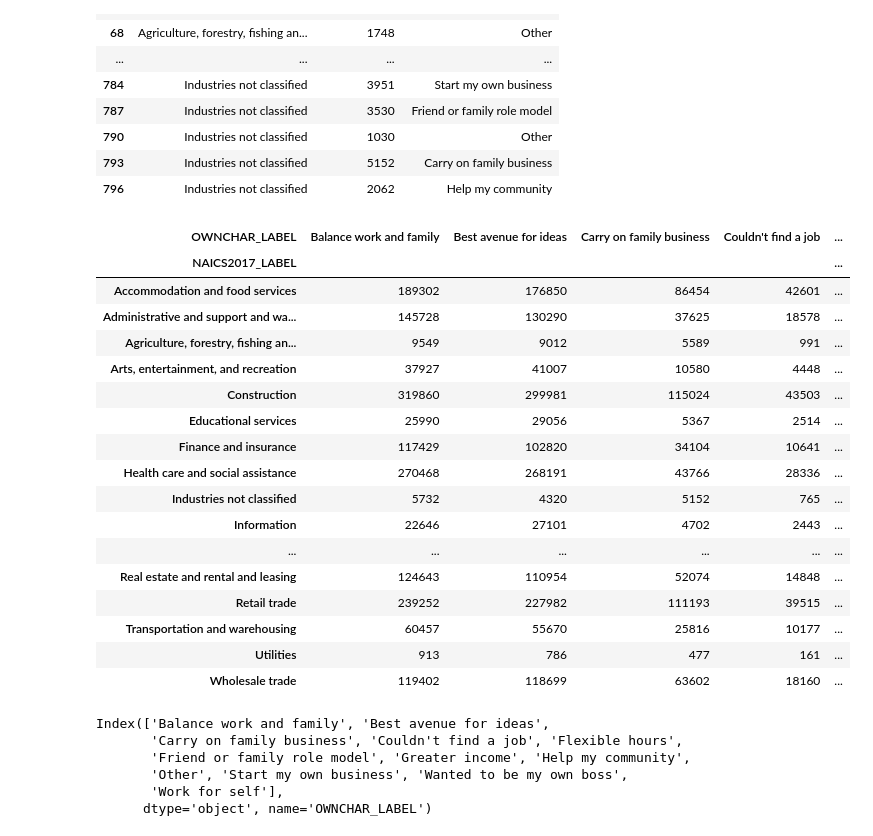
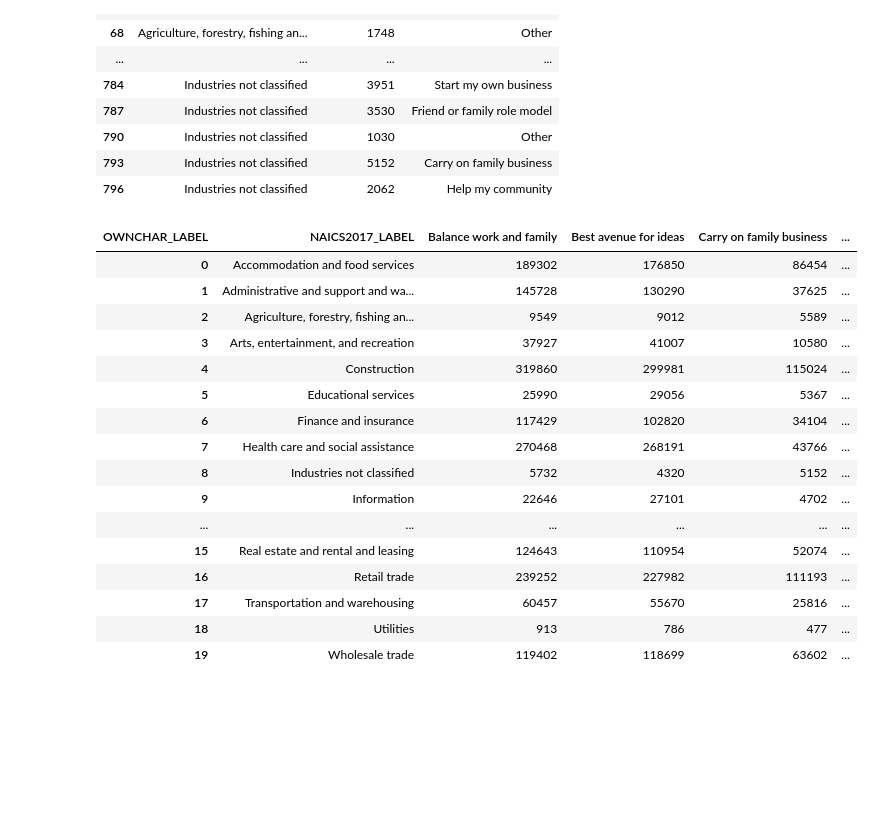
Before and after one commit to snowwly/Assessment_CensusAPIData_Panadas, a Jupyter notebook: Shirley/shirley_notebook2.ipynb, the cells around one changed output. Drawn from its saved outputs; the diff is of its cells as text; code cells hidden in the pictures; blank space fills up the shorter version.

```diff
--- a/Shirley/shirley_notebook2.ipynb
+++ b/Shirley/shirley_notebook2.ipynb
@@ -123,39 +123,28 @@ df
 # %%
 df=df.pivot(index='NAICS2017_LABEL', columns='OWNCHAR_LABEL',values='OWNPDEMP')
 df
+df.reset_index()
 # %% [output]
-| OWNCHAR_LABEL | Balance work and family | Best avenue for ideas | Carry on family business | Couldn't find a job | ... |
-| NAICS2017_LABEL |  |  |  |  | ... |
-| Accommodation and food services | 189302 | 176850 | 86454 | 42601 | ... |
-| Administrative and support and wa... | 145728 | 130290 | 37625 | 18578 | ... |
-| Agriculture, forestry, fishing an... | 9549 | 9012 | 5589 | 991 | ... |
-| Arts, entertainment, and recreation | 37927 | 41007 | 10580 | 4448 | ... |
-| Construction | 319860 | 299981 | 115024 | 43503 | ... |
-| Educational services | 25990 | 29056 | 5367 | 2514 | ... |
-| Finance and insurance | 117429 | 102820 | 34104 | 10641 | ... |
-| Health care and social assistance | 270468 | 268191 | 43766 | 28336 | ... |
-| Industries not classified | 5732 | 4320 | 5152 | 765 | ... |
-| Information | 22646 | 27101 | 4702 | 2443 | ... |
+| OWNCHAR_LABEL | NAICS2017_LABEL | Balance work and family | Best avenue for ideas | Carry on family business | ... |
+| 0 | Accommodation and food services | 189302 | 176850 | 86454 | ... |
+| 1 | Administrative and support and wa... | 145728 | 130290 | 37625 | ... |
+| 2 | Agriculture, forestry, fishing an... | 9549 | 9012 | 5589 | ... |
+| 3 | Arts, entertainment, and recreation | 37927 | 41007 | 10580 | ... |
+| 4 | Construction | 319860 | 299981 | 115024 | ... |
+| 5 | Educational services | 25990 | 29056 | 5367 | ... |
+| 6 | Finance and insurance | 117429 | 102820 | 34104 | ... |
+| 7 | Health care and social assistance | 270468 | 268191 | 43766 | ... |
+| 8 | Industries not classified | 5732 | 4320 | 5152 | ... |
+| 9 | Information | 22646 | 27101 | 4702 | ... |
 | ... | ... | ... | ... | ... | ... |
-| Real estate and rental and leasing | 124643 | 110954 | 52074 | 14848 | ... |
-| Retail trade | 239252 | 227982 | 111193 | 39515 | ... |
-| Transportation and warehousing | 60457 | 55670 | 25816 | 10177 | ... |
-| Utilities | 913 | 786 | 477 | 161 | ... |
-| Wholesale trade | 119402 | 118699 | 63602 | 18160 | ... |
+| 15 | Real estate and rental and leasing | 124643 | 110954 | 52074 | ... |
+| 16 | Retail trade | 239252 | 227982 | 111193 | ... |
+| 17 | Transportation and warehousing | 60457 | 55670 | 25816 | ... |
+| 18 | Utilities | 913 | 786 | 477 | ... |
+| 19 | Wholesale trade | 119402 | 118699 | 63602 | ... |
 # %%
-
 cols = df.columns
-print(cols)
-cols
-"""https://www.w3resource.com/pandas/dataframe/dataframe-pivot.php"""
 for i in df.index:
     tempdf = df[df.index == i]
     fig = px.bar(tempdf, y=cols, title="Reasons to own business",barmode='group')
     fig.show()
-# %% [output]
-Index(['Balance work and family', 'Best avenue for ideas',
-       'Carry on family business', 'Couldn't find a job', 'Flexible hours',
-       'Friend or family role model', 'Greater income', 'Help my community',
-       'Other', 'Start my own business', 'Wanted to be my own boss',
-       'Work for self'],
-      dtype='object', name='OWNCHAR_LABEL')
```
Also changed, not shown: parts of 3 cells of this notebook, 1 other file.
